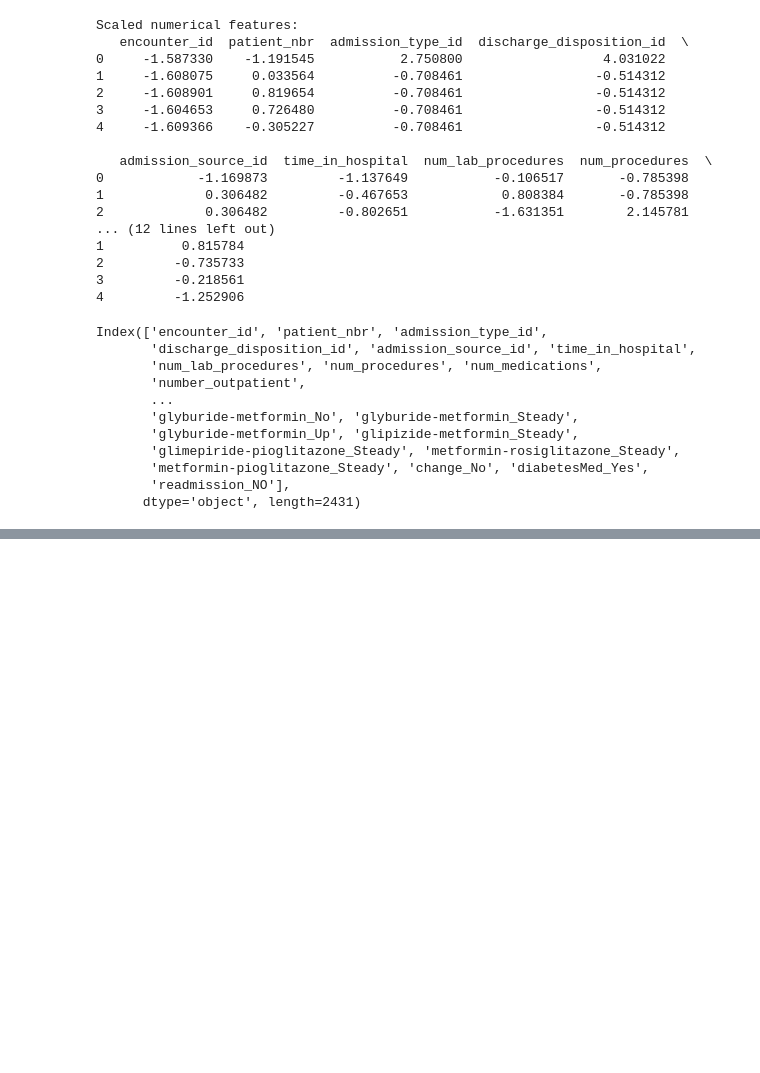
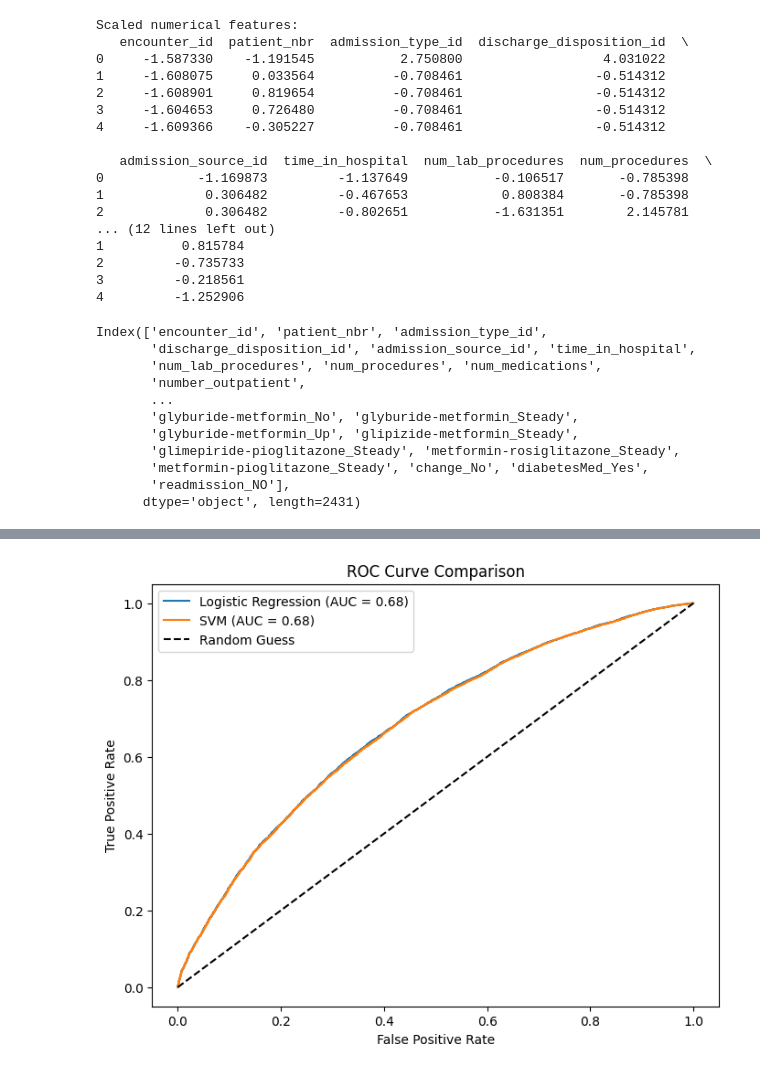
Before and after one commit to rahulhnagaraj/Model-Evaluation, a Jupyter notebook: Analyzing_Diabetes_Prediction_with_Logistic_Regression,_SVM_Models_&_EDA.ipynb, the cells around one changed output, grey strips where cells are left out. Drawn from its saved outputs; the diff is of its cells as text; code cells hidden in the pictures; blank space fills up the shorter version.

```diff
--- a/Analyzing_Diabetes_Prediction_with_Logistic_Regression,_SVM_Models_&_EDA.ipynb
+++ b/Analyzing_Diabetes_Prediction_with_Logistic_Regression,_SVM_Models_&_EDA.ipynb
@@ -613,0 +580,37 @@ plt.show()
+# %%
+from sklearn.svm import LinearSVC
+from sklearn.calibration import CalibratedClassifierCV
+from sklearn.metrics import roc_curve, auc
+import matplotlib.pyplot as plt
+
+# Logistic Regression ROC
+lr_model.fit(X_train_scaled, y_train_resampled)
+fpr_lr, tpr_lr, _ = roc_curve(y_test, lr_model.predict_proba(X_test_scaled)[:, 1])
+lr_auc = auc(fpr_lr, tpr_lr)
+
+# Initializing the base LinearSVC model
+svm_base_model = LinearSVC(random_state=42, dual=False, max_iter=1000)
+
+#Wrapping the base model in CalibratedClassifierCV to enable probability scores
+calibrated_svm = CalibratedClassifierCV(estimator=svm_base_model, cv=3) # cv=3 is a good default
+
+#Fitting the calibrated model on the training data
+calibrated_svm.fit(X_train_scaled, y_train_resampled)
+
+#Using .predict_proba() on the calibrated model
+fpr_svm, tpr_svm, _ = roc_curve(y_test, calibrated_svm.predict_proba(X_test_scaled)[:, 1])
+svm_auc = auc(fpr_svm, tpr_svm)
+
+
+#Plotting Both Curves on One Graph
+plt.figure(figsize=(8, 6))
+plt.plot(fpr_lr, tpr_lr, label=f"Logistic Regression (AUC = {lr_auc:.2f})")
+plt.plot(fpr_svm, tpr_svm, label=f"SVM (AUC = {svm_auc:.2f})")
+plt.plot([0, 1], [0, 1], "k--", label="Random Guess")
+plt.xlabel("False Positive Rate")
+plt.ylabel("True Positive Rate")
+plt.title("ROC Curve Comparison")
+plt.legend()
+plt.show()
+# %% [output]
+[figure, added]
```
Also changed, not shown: parts of 21 cells of this notebook.
